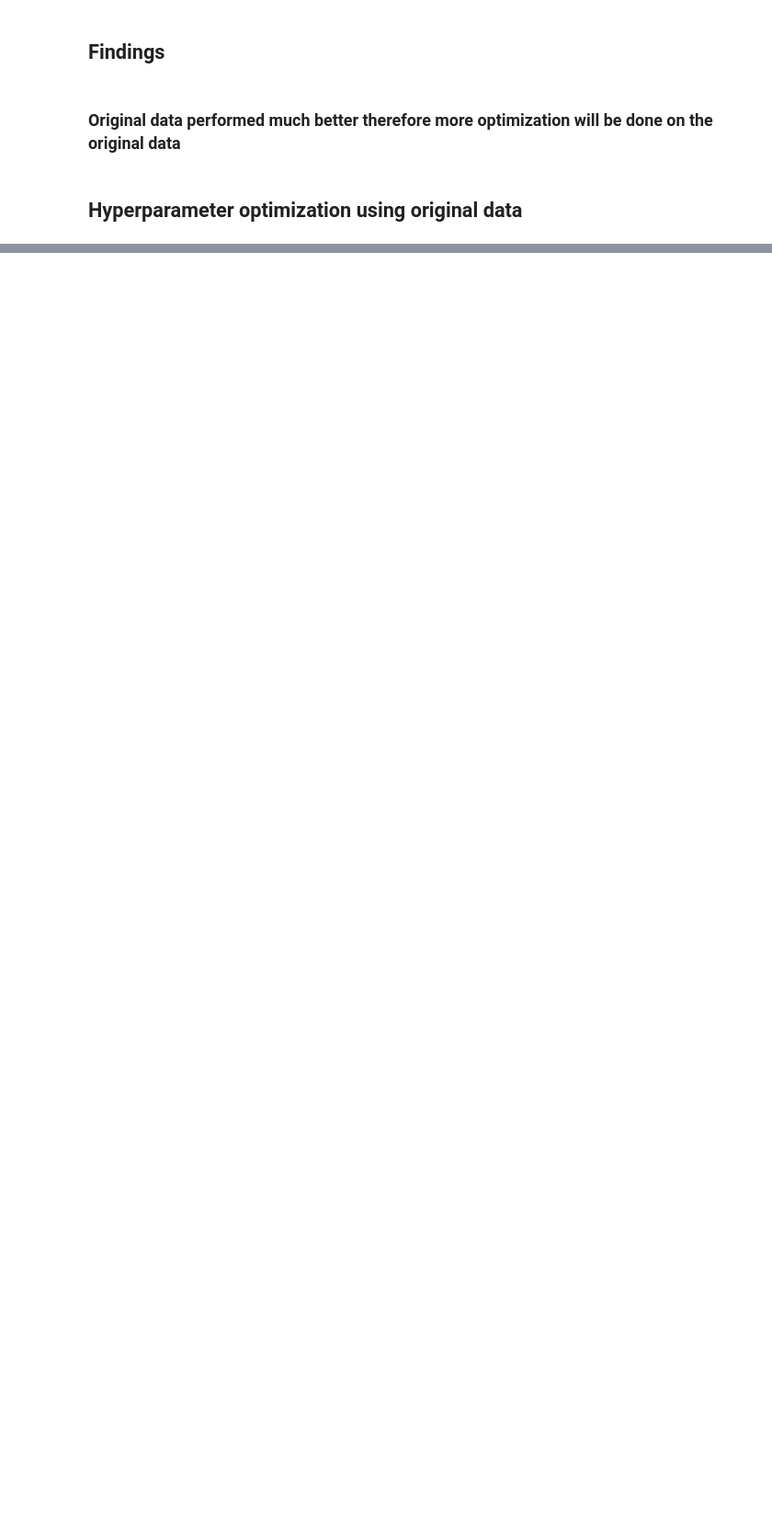
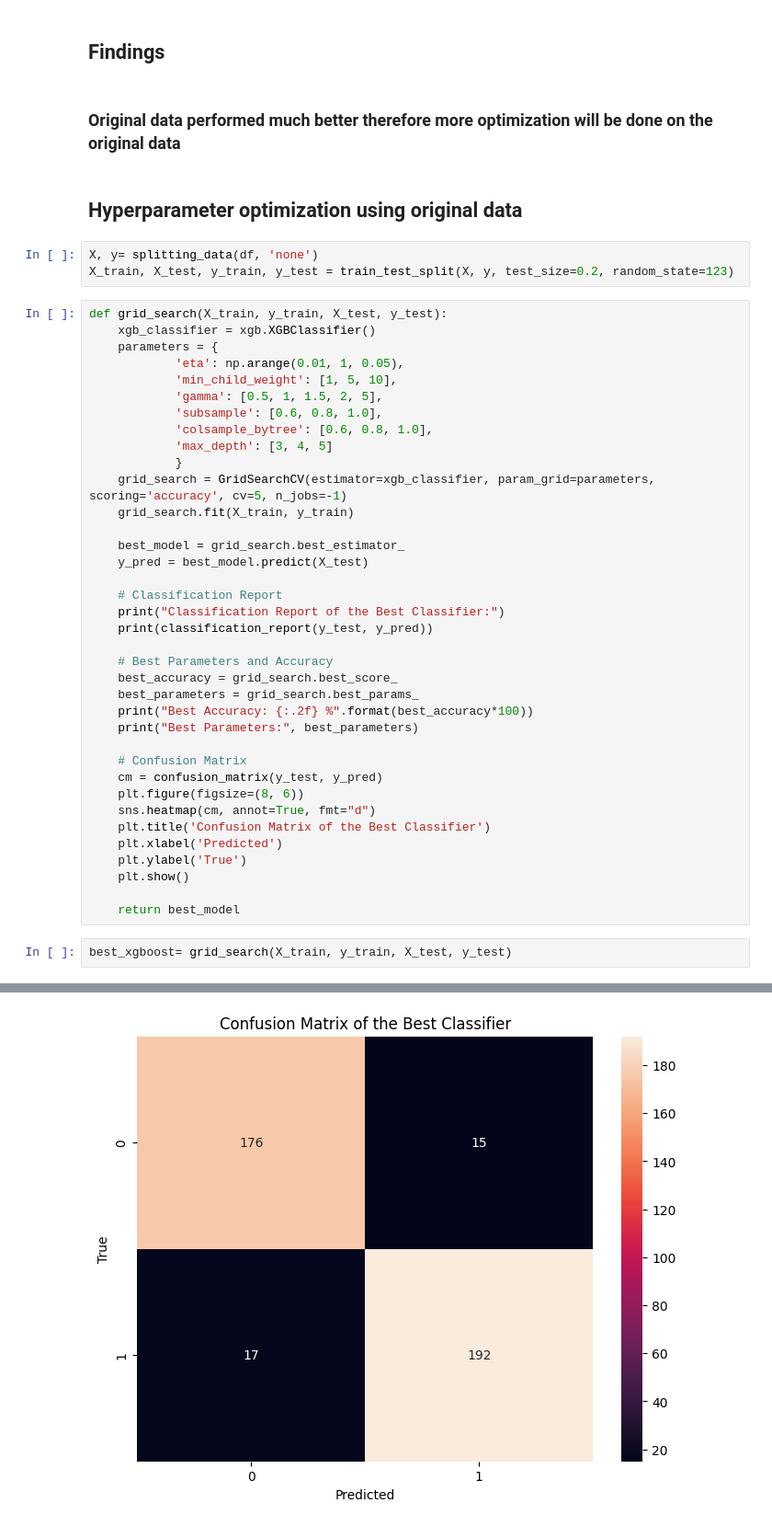
Before and after one commit to shaaleissa/hypertension_prediction, a Jupyter notebook: Notebooks/XGboost.ipynb, the cells around one changed output, grey strips where cells are left out. Shown at 92% size. Saved outputs shown, nothing was run; the diff lists cells and outputs as text; blank space fills up the shorter version.

```diff
--- a/Notebooks/XGboost.ipynb
+++ b/Notebooks/XGboost.ipynb
@@ -163,3 +182,46 @@ weighted avg       0.89      0.89      0.89       395
 <h3> Original data performed much better therefore more optimization will be done on the original data </h3>
 # %% [markdown]
 <h2> Hyperparameter optimization using original data </h2>
+# %%
+X, y= splitting_data(df, 'none')
+X_train, X_test, y_train, y_test = train_test_split(X, y, test_size=0.2, random_state=123)
+# %%
+def grid_search(X_train, y_train, X_test, y_test):
+    xgb_classifier = xgb.XGBClassifier()
+    parameters = {
+            'eta': np.arange(0.01, 1, 0.05),
+            'min_child_weight': [1, 5, 10],
+            'gamma': [0.5, 1, 1.5, 2, 5],
+            'subsample': [0.6, 0.8, 1.0],
+            'colsample_bytree': [0.6, 0.8, 1.0],
+            'max_depth': [3, 4, 5]
+            }
+    grid_search = GridSearchCV(estimator=xgb_classifier, param_grid=parameters, scoring='accuracy', cv=5, n_jobs=-1)
+    grid_search.fit(X_train, y_train)
+
+    best_model = grid_search.best_estimator_
+    y_pred = best_model.predict(X_test)
+
+    # Classification Report
+    print("Classification Report of the Best Classifier:")
+    print(classification_report(y_test, y_pred))
+
+    # Best Parameters and Accuracy
+    best_accuracy = grid_search.best_score_
+    best_parameters = grid_search.best_params_
+    print("Best Accuracy: {:.2f} %".format(best_accuracy*100))
+    print("Best Parameters:", best_parameters)
+
+    # Confusion Matrix
+    cm = confusion_matrix(y_test, y_pred)
+    plt.figure(figsize=(8, 6))
+    sns.heatmap(cm, annot=True, fmt="d")
+    plt.title('Confusion Matrix of the Best Classifier')
+    plt.xlabel('Predicted')
+    plt.ylabel('True')
+    plt.show()
+
+    return best_model
+# %%
+best_xgboost= grid_search(X_train, y_train, X_test, y_test)
+# %% [output]
@@ -165,0 +240 @@ weighted avg       0.89      0.89      0.89       395
+[figure, added]
```
Also changed, not shown: parts of 8 cells of this notebook, 1 other file.
